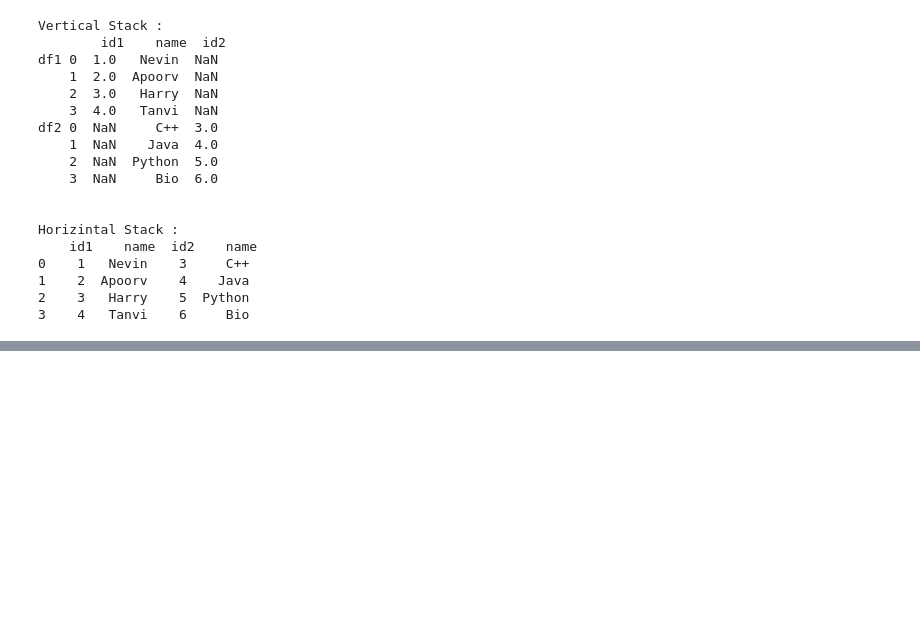
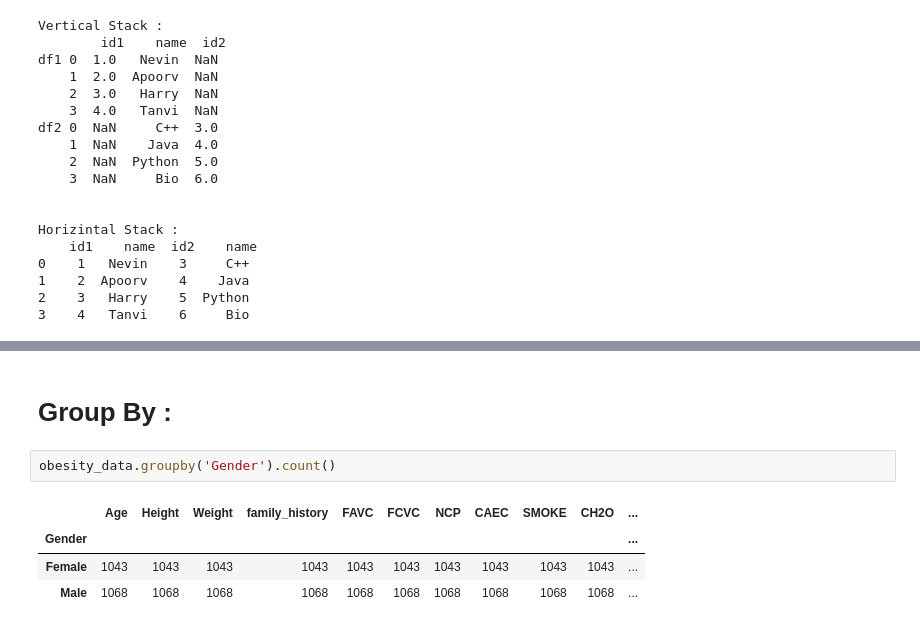
Before and after one commit to Nevin100/Pandas-PlayGround, a Jupyter notebook: Pandas.ipynb, the cells around one changed output, grey strips where cells are left out. Drawn from its saved outputs; the diff is of its cells as text; blank space fills up the shorter version.

```diff
--- a/Pandas.ipynb
+++ b/Pandas.ipynb
@@ -473,0 +558,9 @@ Horizintal Stack :
+# %% [markdown]
+# Group By :
+# %%
+obesity_data.groupby('Gender').count()
+# %% [output]
+|  | Age | Height | Weight | family_history | FAVC | FCVC | NCP | CAEC | SMOKE | CH2O | ... |
+| Gender |  |  |  |  |  |  |  |  |  |  | ... |
+| Female | 1043 | 1043 | 1043 | 1043 | 1043 | 1043 | 1043 | 1043 | 1043 | 1043 | ... |
+| Male | 1068 | 1068 | 1068 | 1068 | 1068 | 1068 | 1068 | 1068 | 1068 | 1068 | ... |
```
Also changed, not shown: parts of 12 cells of this notebook.
